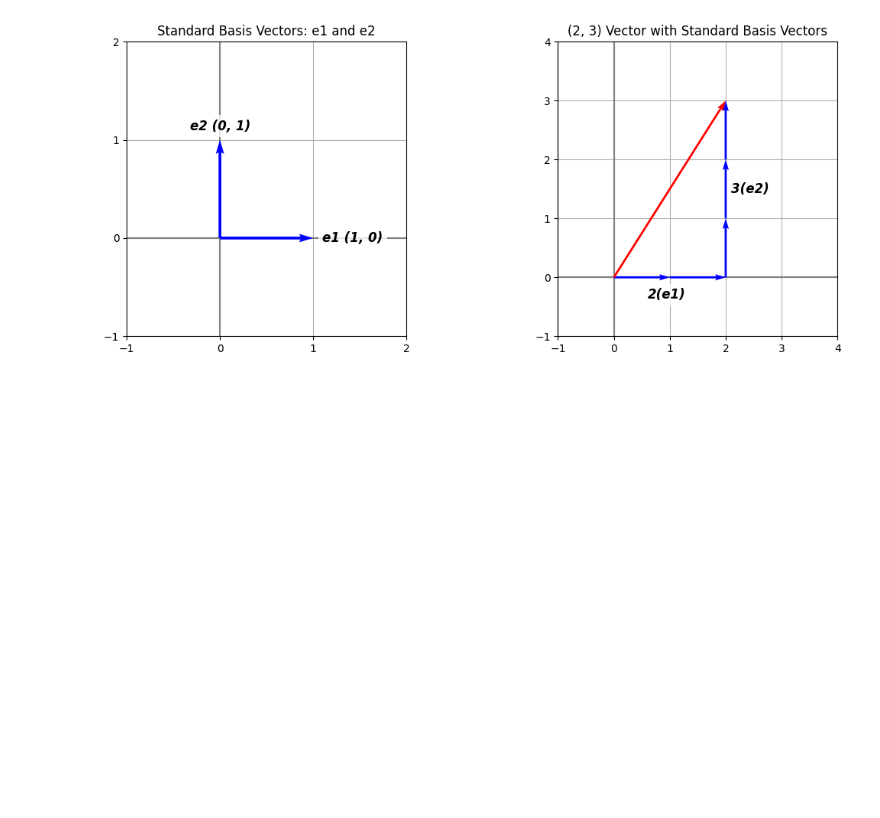
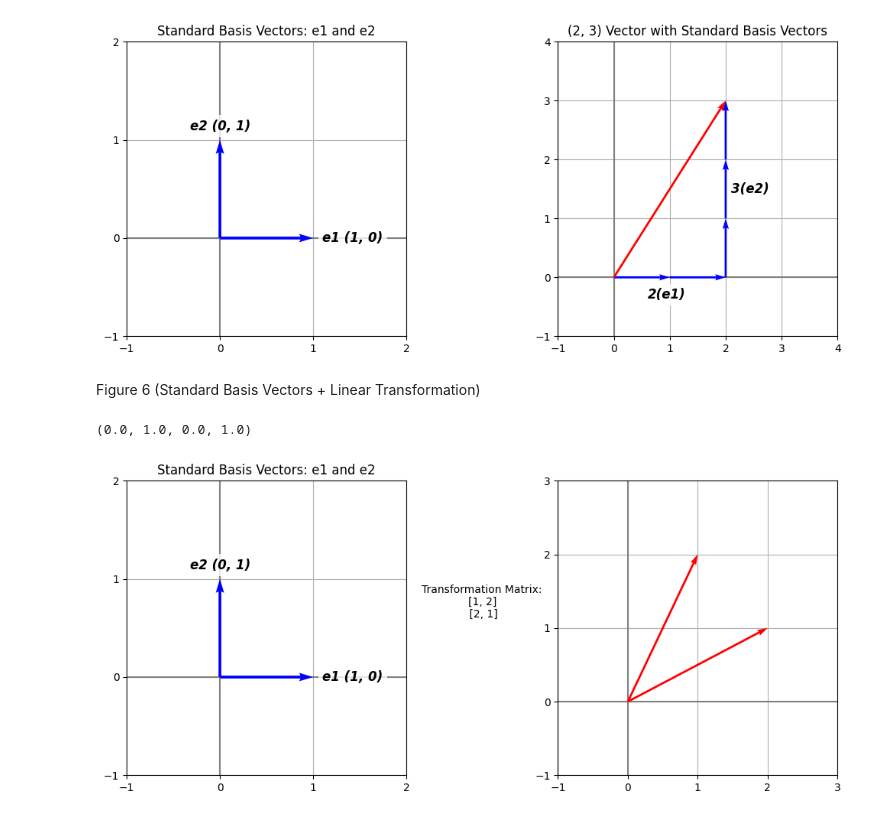
Before and after one commit to Keoni808/Visuals, a Jupyter notebook: Linear_Transformations_(Figures).ipynb, the cells around one changed output. Cells and saved outputs as stored; diff of their text form; code cells hidden in the pictures; blank space fills up the shorter version.

```diff
--- a/Linear_Transformations_(Figures).ipynb
+++ b/Linear_Transformations_(Figures).ipynb
@@ -347,3 +345,64 @@ ax2.set_title('(2, 3) Vector with Standard Basis Vectors')
 fig.savefig('StandardBasisVectors.png')
 # %% [output]
 [figure]
+# %% [markdown]
+Figure 6 (Standard Basis Vectors + Linear Transformation)
+# %%
+std_basis_vector_x = np.array([1, 0])
+std_basis_vector_y = np.array([0, 1])
+
+A = np.array([[1, 2],
+              [2, 1]])
+# %%
+codomain_basis_vector_x = A @ std_basis_vector_x
+codomain_basis_vector_y = A @ std_basis_vector_y
+# %%
+fig = plt.figure(figsize=(12, 5))
+
+# Creating standard basis vectors (e1 & e2)
+ax1 = fig.add_subplot(1, 15, (1, 6))
+ax1.quiver(0, 0, *std_basis_vector_x, color=['b'], scale=1, scale_units='xy', angles='xy', width = .01, zorder=3)
+ax1.quiver(0, 0, *std_basis_vector_y, color=['b'], scale=1, scale_units='xy', angles='xy', width = .01, zorder=3)
+
+# Adding enhanced text annotations
+ax1.text(1.1, 0, 'e1 (1, 0)', color='black', verticalalignment='center', fontsize=12, fontweight='bold', style='italic', bbox=dict(facecolor='white', alpha=0.8, edgecolor='none'))
+ax1.text(0, 1.1, 'e2 (0, 1)', color='black', horizontalalignment='center', fontsize=12, fontweight='bold', style='italic', bbox=dict(facecolor='white', alpha=0.8, edgecolor='none'))
+
+ax1.set_xlim(-1, 2)
+ax1.set_ylim(-1, 2)
+ax1.axhline(0, color='grey', linewidth=1.5)
+ax1.axvline(0, color='grey', linewidth=1.5)
+
+# Set the grid to show at each integer interval
+ax1.xaxis.set_major_locator(MultipleLocator(1))
+ax1.yaxis.set_major_locator(MultipleLocator(1))
+
+ax1.grid(True)
+ax1.set_title('Standard Basis Vectors: e1 and e2')
+
+ax2 = fig.add_subplot(1, 15, (10, 15))
+ax2.quiver(0, 0, *codomain_basis_vector_x, color=['r'], scale=1, linewidth=2.0, scale_units='xy', angles='xy', zorder=3)
+ax2.quiver(0, 0, *codomain_basis_vector_y, color=['r'], scale=1, linewidth=2.0, scale_units='xy', angles='xy', zorder=3)
+
+ax2.set_xlim(-1, 3)
+ax2.set_ylim(-1, 3)
+ax2.axhline(0, color='grey', linewidth=1.5)
+ax2.axvline(0, color='grey', linewidth=1.5)
+
+ax2.xaxis.set_major_locator(MultipleLocator(1))
+ax2.yaxis.set_major_locator(MultipleLocator(1))
+
+ax2.grid(True)
+
+matrix_str = f'Transformation Matrix:\n[1, 2]\n [2, 1]'
+ax3 = fig.add_subplot(1,15, 8)
+ax3.annotate(matrix_str, xy=(.5, .5), xycoords='data', textcoords='offset points',
+             xytext=(0, 10), ha='center', fontsize=10, color='black')
+# # Adding enhanced text annotations
+# ax1.text(1.1, 0, 'e1 (1, 0)', color='black', verticalalignment='center', fontsize=12, fontweight='bold', style='italic', bbox=dict(facecolor='white', alpha=0.8, edgecolor='none'))
+# ax1.text(0, 1.1, 'e2 (0, 1)', color='black', horizontalalignment='center', fontsize=12, fontweight='bold', style='italic', bbox=dict(facecolor='white', alpha=0.8, edgecolor='none'))
+
+ax3.axis('off')
+# %% [output]
+(0.0, 1.0, 0.0, 1.0)
+[figure, added]
```
Also changed, not shown: parts of 1 cell of this notebook.
